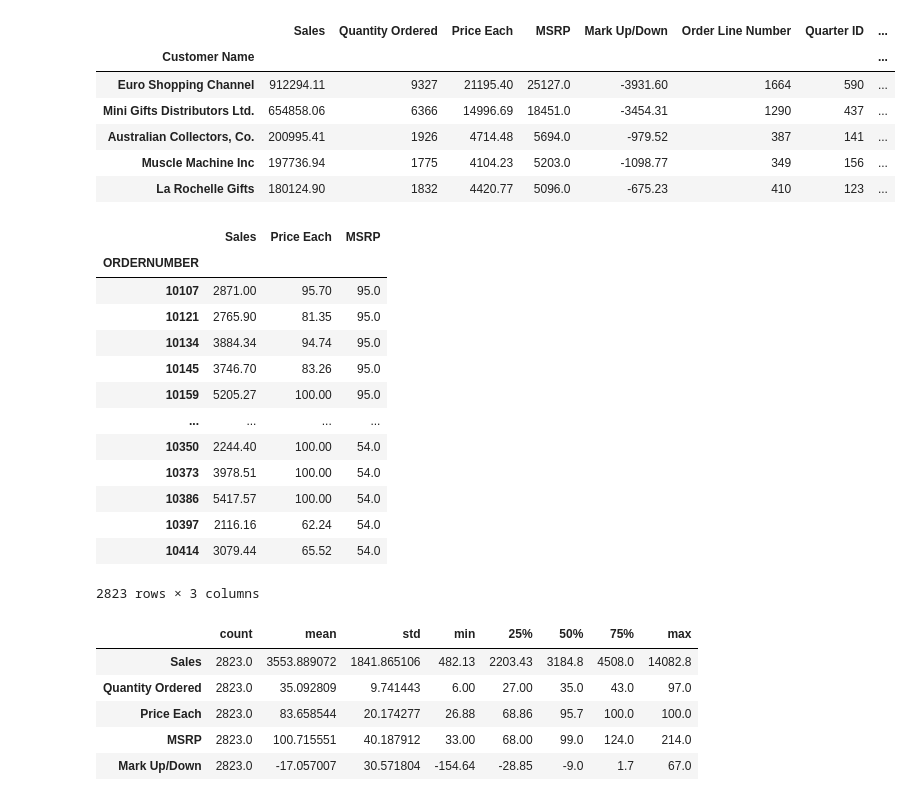
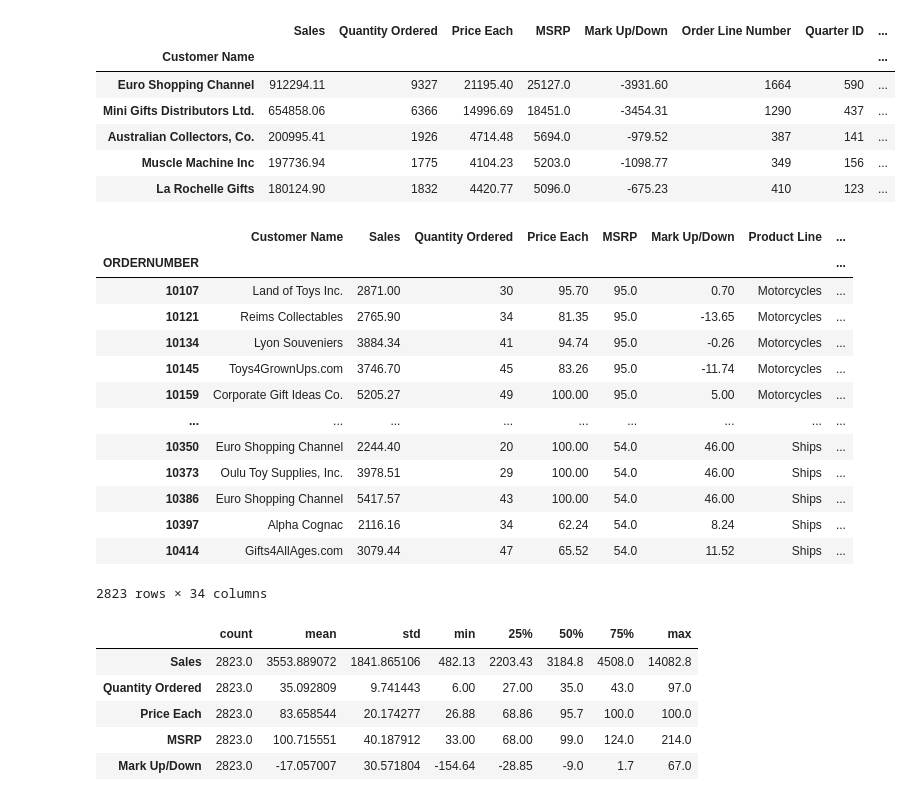
Before and after one commit to amyfbear/deliverable, a Jupyter notebook: r2net.ipynb, the cells around one changed output. Cells and saved outputs as stored; diff of their text form; code cells hidden in the pictures.

```diff
--- a/r2net.ipynb
+++ b/r2net.ipynb
@@ -1068,2 +1075,0 @@ cash_cols = ["Sales", "Price Each", "MSRP"]
-# %%
-new_df[cash_cols] = df[cash_cols].replace('','[\$,]', regex=True)
@@ -1070,20 +1088,20 @@ new_df[cash_cols] = df[cash_cols].replace('','[\$,]', regex=True)
 # %%
-new_df[cash_cols].
+new_df
 # %% [output]
-|  | Sales | Price Each | MSRP |
-| ORDERNUMBER |  |  |  |
-| 10107 | 2871.00 | 95.70 | 95.0 |
-| 10121 | 2765.90 | 81.35 | 95.0 |
-| 10134 | 3884.34 | 94.74 | 95.0 |
-| 10145 | 3746.70 | 83.26 | 95.0 |
-| 10159 | 5205.27 | 100.00 | 95.0 |
-| ... | ... | ... | ... |
-| 10350 | 2244.40 | 100.00 | 54.0 |
-| 10373 | 3978.51 | 100.00 | 54.0 |
-| 10386 | 5417.57 | 100.00 | 54.0 |
-| 10397 | 2116.16 | 62.24 | 54.0 |
-| 10414 | 3079.44 | 65.52 | 54.0 |
+|  | Customer Name | Sales | Quantity Ordered | Price Each | MSRP | Mark Up/Down | Product Line | ... |
+| ORDERNUMBER |  |  |  |  |  |  |  | ... |
+| 10107 | Land of Toys Inc. | 2871.00 | 30 | 95.70 | 95.0 | 0.70 | Motorcycles | ... |
+| 10121 | Reims Collectables | 2765.90 | 34 | 81.35 | 95.0 | -13.65 | Motorcycles | ... |
+| 10134 | Lyon Souveniers | 3884.34 | 41 | 94.74 | 95.0 | -0.26 | Motorcycles | ... |
+| 10145 | Toys4GrownUps.com | 3746.70 | 45 | 83.26 | 95.0 | -11.74 | Motorcycles | ... |
+| 10159 | Corporate Gift Ideas Co. | 5205.27 | 49 | 100.00 | 95.0 | 5.00 | Motorcycles | ... |
+| ... | ... | ... | ... | ... | ... | ... | ... | ... |
+| 10350 | Euro Shopping Channel | 2244.40 | 20 | 100.00 | 54.0 | 46.00 | Ships | ... |
+| 10373 | Oulu Toy Supplies, Inc. | 3978.51 | 29 | 100.00 | 54.0 | 46.00 | Ships | ... |
+| 10386 | Euro Shopping Channel | 5417.57 | 43 | 100.00 | 54.0 | 46.00 | Ships | ... |
+| 10397 | Alpha Cognac | 2116.16 | 34 | 62.24 | 54.0 | 8.24 | Ships | ... |
+| 10414 | Gifts4AllAges.com | 3079.44 | 47 | 65.52 | 54.0 | 11.52 | Ships | ... |
-2823 rows × 3 columns
+2823 rows × 34 columns
 # %%
 new_df.to_csv('./data.csv')
 # %%
```
Also changed, not shown: parts of 12 cells of this notebook, 1 other file.
